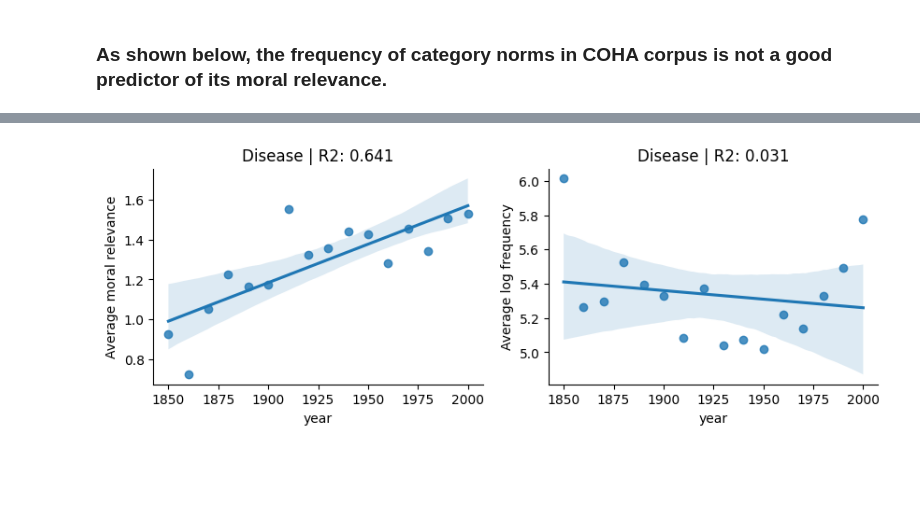
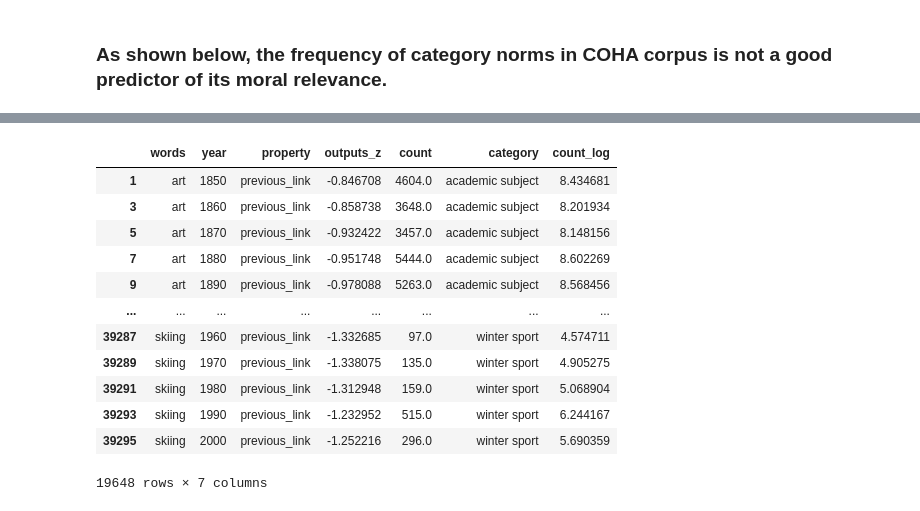
Before and after one commit to AidaRamezani/moralization_temporal, a Jupyter notebook: notebooks/frequency_category.ipynb, the cells around one changed output, grey strips where cells are left out. Drawn from its saved outputs; the diff is of its cells as text; code cells hidden in the pictures; blank space fills up the shorter version.

```diff
--- a/notebooks/frequency_category.ipynb
+++ b/notebooks/frequency_category.ipynb
@@ -153,4 +131,16 @@ plot_reg(category)
-# %%
-plot_reg('disease')
-# %% [output]
-[figure, removed]
+# %%
+rel_df
+# %% [output]
+|  | words | year | property | outputs_z | count | category | count_log |
+| 1 | art | 1850 | previous_link | -0.846708 | 4604.0 | academic subject | 8.434681 |
+| 3 | art | 1860 | previous_link | -0.858738 | 3648.0 | academic subject | 8.201934 |
+| 5 | art | 1870 | previous_link | -0.932422 | 3457.0 | academic subject | 8.148156 |
+| 7 | art | 1880 | previous_link | -0.951748 | 5444.0 | academic subject | 8.602269 |
+| 9 | art | 1890 | previous_link | -0.978088 | 5263.0 | academic subject | 8.568456 |
+| ... | ... | ... | ... | ... | ... | ... | ... |
+| 39287 | skiing | 1960 | previous_link | -1.332685 | 97.0 | winter sport | 4.574711 |
+| 39289 | skiing | 1970 | previous_link | -1.338075 | 135.0 | winter sport | 4.905275 |
+| 39291 | skiing | 1980 | previous_link | -1.312948 | 159.0 | winter sport | 5.068904 |
+| 39293 | skiing | 1990 | previous_link | -1.232952 | 515.0 | winter sport | 6.244167 |
+| 39295 | skiing | 2000 | previous_link | -1.252216 | 296.0 | winter sport | 5.690359 |
+19648 rows × 7 columns
```
Also changed, not shown: parts of 14 cells of this notebook, 38 other files.
